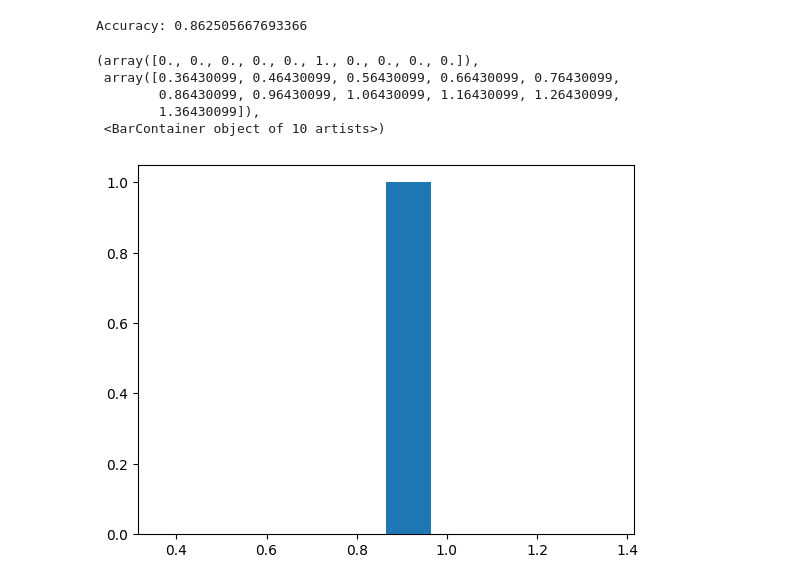
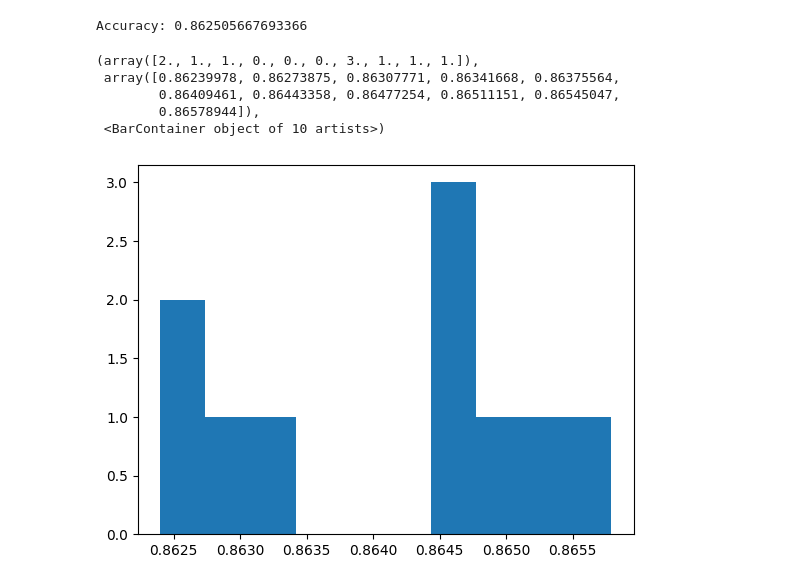
Before and after one commit to th0rz05/feup-ia-heart-disease, a Jupyter notebook: proj/Project.ipynb, the cells around one changed output. Saved outputs shown, nothing was run; the diff lists cells and outputs as text; code cells hidden in the pictures.

```diff
--- a/proj/Project.ipynb
+++ b/proj/Project.ipynb
@@ -302,28 +302,28 @@ Accuracy: 0.862505667693366
 # %%
 model_accuracies = []
 
-for repetition in range(1):
+for repetition in range(10):
 
     X_train, X_test, y_train, y_test = train_test_split(X, y, test_size=0.25)
 
     # Create the classifier
     clf = DecisionTreeClassifier()
 
     # Fit the model on the training data
     clf.fit(X_train, y_train)
 
     # Predict the target variable for the testing data
     y_pred = clf.predict(X_test)
 
     accuracy = accuracy_score(y_test, y_pred)
 
     model_accuracies.append(accuracy)
 
 plt.hist(model_accuracies)
 # %% [output]
-(array([0., 0., 0., 0., 0., 1., 0., 0., 0., 0.]),
- array([0.36430099, 0.46430099, 0.56430099, 0.66430099, 0.76430099,
-        0.86430099, 0.96430099, 1.06430099, 1.16430099, 1.26430099,
-        1.36430099]),
+(array([2., 1., 1., 0., 0., 0., 3., 1., 1., 1.]),
+ array([0.86239978, 0.86273875, 0.86307771, 0.86341668, 0.86375564,
+        0.86409461, 0.86443358, 0.86477254, 0.86511151, 0.86545047,
+        0.86578944]),
  <BarContainer object of 10 artists>)
-[figure, old version]
+[figure, new version]
```
Also changed, not shown: parts of 1 cell of this notebook.
